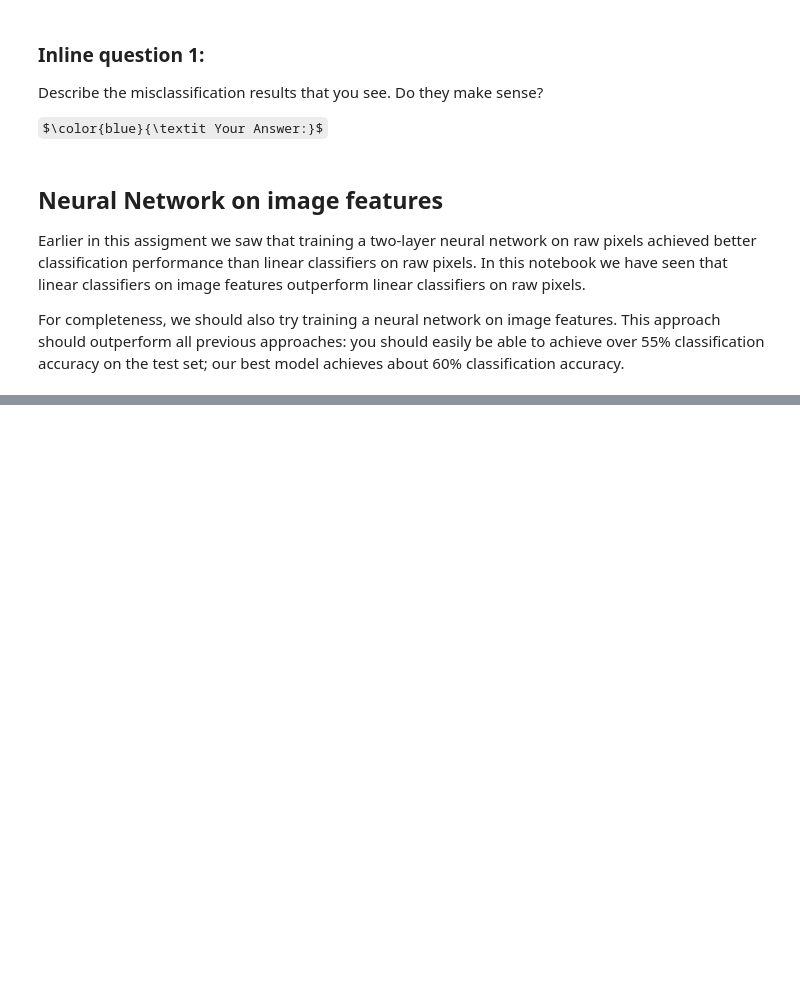
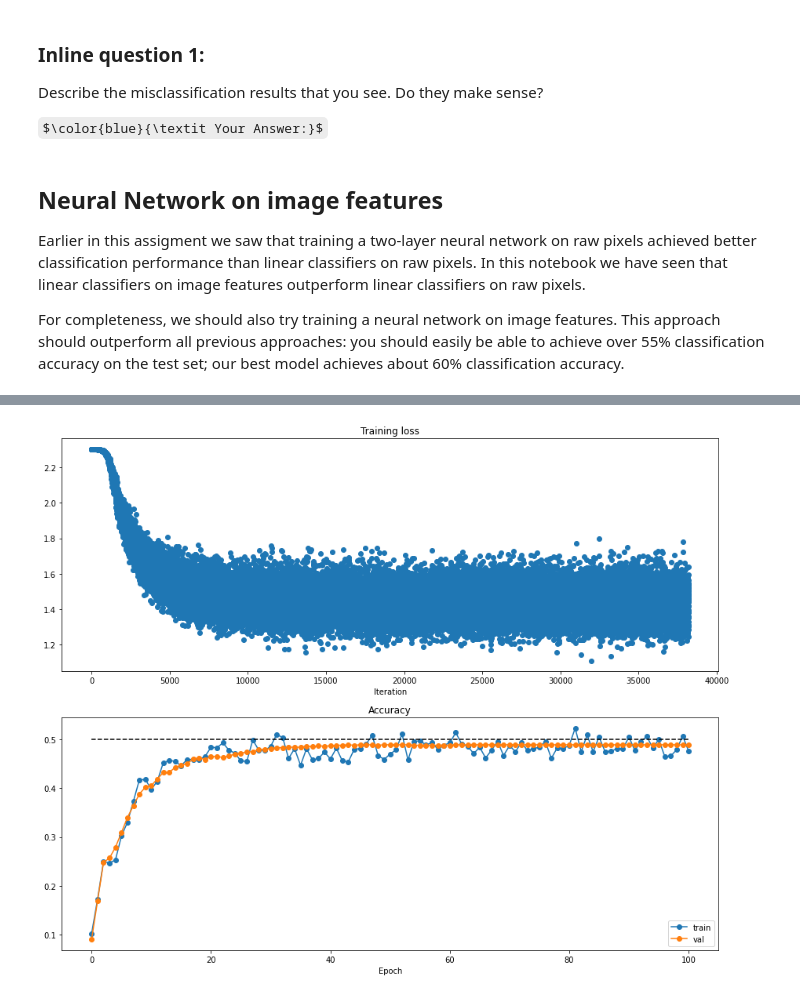
Before and after one commit to Calcifer777/learn-computer-vision, a Jupyter notebook: stanford-cs231n/assignments/assignment1/features.ipynb, the cells around one changed output, grey strips where cells are left out. Drawn from its saved outputs; the diff is of its cells as text; code cells hidden in the pictures; some formulas as TeX source; blank space fills up the shorter version.

```diff
--- a/stanford-cs231n/assignments/assignment1/features.ipynb
+++ b/stanford-cs231n/assignments/assignment1/features.ipynb
@@ -206,6 +279,31 @@ best_net = None
 ################################################################################
 # *****START OF YOUR CODE (DO NOT DELETE/MODIFY THIS LINE)*****
 
-pass
+
+lr = 1.0e-02
+reg = 1.0e-05
+
+best_net = net
+optim_config = {
+    'learning_rate': lr,
+}
+net = TwoLayerNet(
+    input_dim,
+    hidden_dim,
+    num_classes,
+    reg=reg
+)
+solver = Solver(
+    best_net,
+    data,
+    update_rule='sgd',
+    print_every=10000,
+    optim_config=optim_config,
+    batch_size=128,
+    num_epochs=30,
+    lr_decay=0.98,
+)
+
+solver.train()
 
 # *****END OF YOUR CODE (DO NOT DELETE/MODIFY THIS LINE)*****
@@ -212,3 +328,22 @@ pass
+# %%
+# Run this cell to visualize training loss and train / val accuracy
+
+plt.subplot(2, 1, 1)
+plt.title('Training loss')
+plt.plot(solver.loss_history, 'o')
+plt.xlabel('Iteration')
+
+plt.subplot(2, 1, 2)
+plt.title('Accuracy')
+plt.plot(solver.train_acc_history, '-o', label='train')
+plt.plot(solver.val_acc_history, '-o', label='val')
+plt.plot([0.5] * len(solver.val_acc_history), 'k--')
+plt.xlabel('Epoch')
+plt.legend(loc='lower right')
+plt.gcf().set_size_inches(15, 12)
+plt.show()
+# %% [output]
+[figure, added]
 # %%
 # Run your best neural net classifier on the test set. You should be able
 # to get more than 55% accuracy.
```
Also changed, not shown: parts of 8 cells of this notebook, 2 other files.
